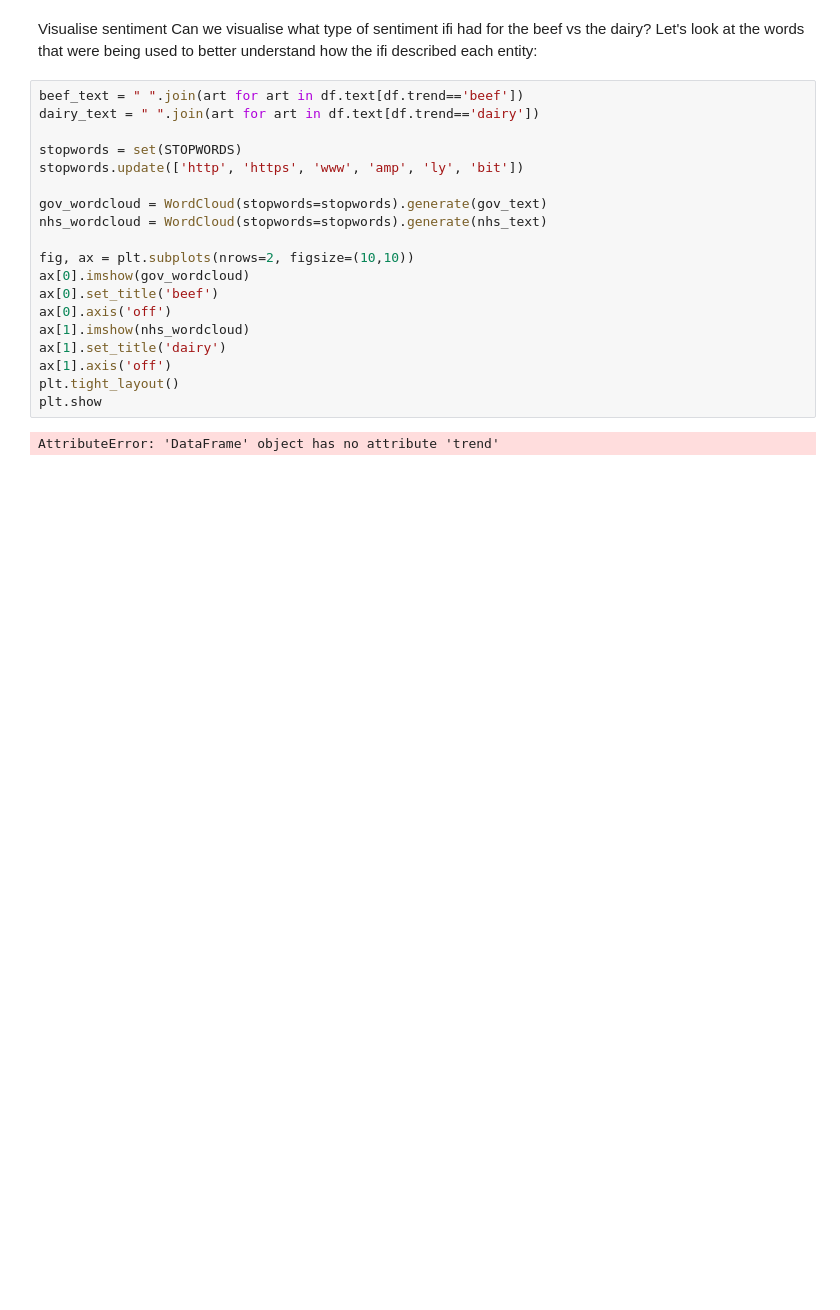
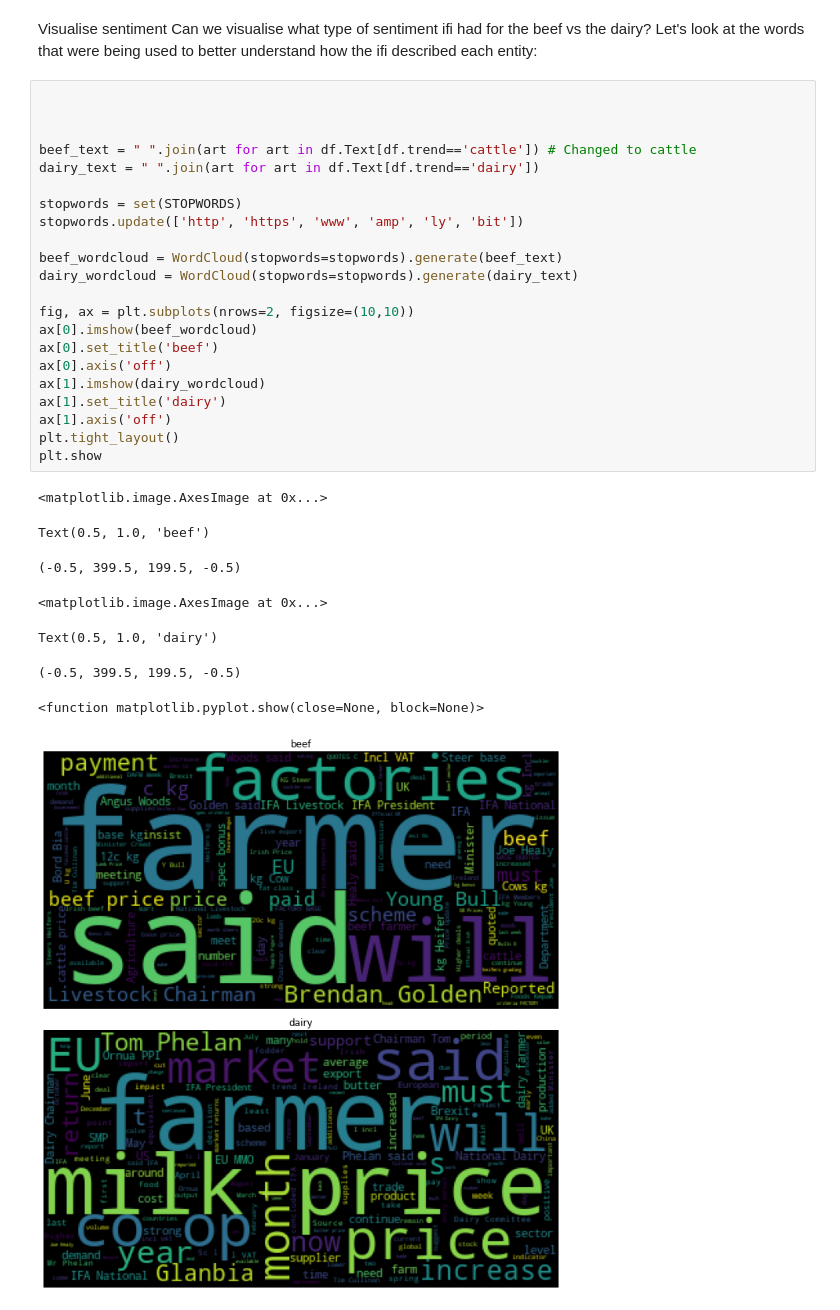
Before and after one commit to TahirAwwad/agriculture-data-analytics, a Jupyter notebook: notebooks/notebook-4-03-st-ifa-ie-beef-v-dairy-articles.ipynb, the cells around one changed output. Drawn from its saved outputs; the diff is of its cells as text; blank space fills up the shorter version.

```diff
--- a/notebooks/notebook-4-03-st-ifa-ie-beef-v-dairy-articles.ipynb
+++ b/notebooks/notebook-4-03-st-ifa-ie-beef-v-dairy-articles.ipynb
@@ -189,23 +216,33 @@ ucb = diff + (1.96 * se_diff)
 Visualise sentiment
 Can we visualise what type of sentiment ifi had for the beef vs the dairy? Let's look at the words that were being used to better understand how the ifi described each entity:
 # %%
-beef_text = " ".join(art for art in df.text[df.trend=='beef'])
-dairy_text = " ".join(art for art in df.text[df.trend=='dairy'])
+
+
+
+beef_text = " ".join(art for art in df.Text[df.trend=='cattle']) # Changed to cattle
+dairy_text = " ".join(art for art in df.Text[df.trend=='dairy'])
 
 stopwords = set(STOPWORDS)
 stopwords.update(['http', 'https', 'www', 'amp', 'ly', 'bit'])
 
-gov_wordcloud = WordCloud(stopwords=stopwords).generate(gov_text)
-nhs_wordcloud = WordCloud(stopwords=stopwords).generate(nhs_text)
+beef_wordcloud = WordCloud(stopwords=stopwords).generate(beef_text)
+dairy_wordcloud = WordCloud(stopwords=stopwords).generate(dairy_text)
 
 fig, ax = plt.subplots(nrows=2, figsize=(10,10))
-ax[0].imshow(gov_wordcloud)
+ax[0].imshow(beef_wordcloud)
 ax[0].set_title('beef')
 ax[0].axis('off')
-ax[1].imshow(nhs_wordcloud)
+ax[1].imshow(dairy_wordcloud)
 ax[1].set_title('dairy')
 ax[1].axis('off')
 plt.tight_layout()
 plt.show
 # %% [output]
-AttributeError: 'DataFrame' object has no attribute 'trend'
+<matplotlib.image.AxesImage at 0x...>
+Text(0.5, 1.0, 'beef')
+(-0.5, 399.5, 199.5, -0.5)
+<matplotlib.image.AxesImage at 0x...>
+Text(0.5, 1.0, 'dairy')
+(-0.5, 399.5, 199.5, -0.5)
+<function matplotlib.pyplot.show(close=None, block=None)>
+[figure, added]
```
Also changed, not shown: parts of 16 cells of this notebook, 1 other file.
